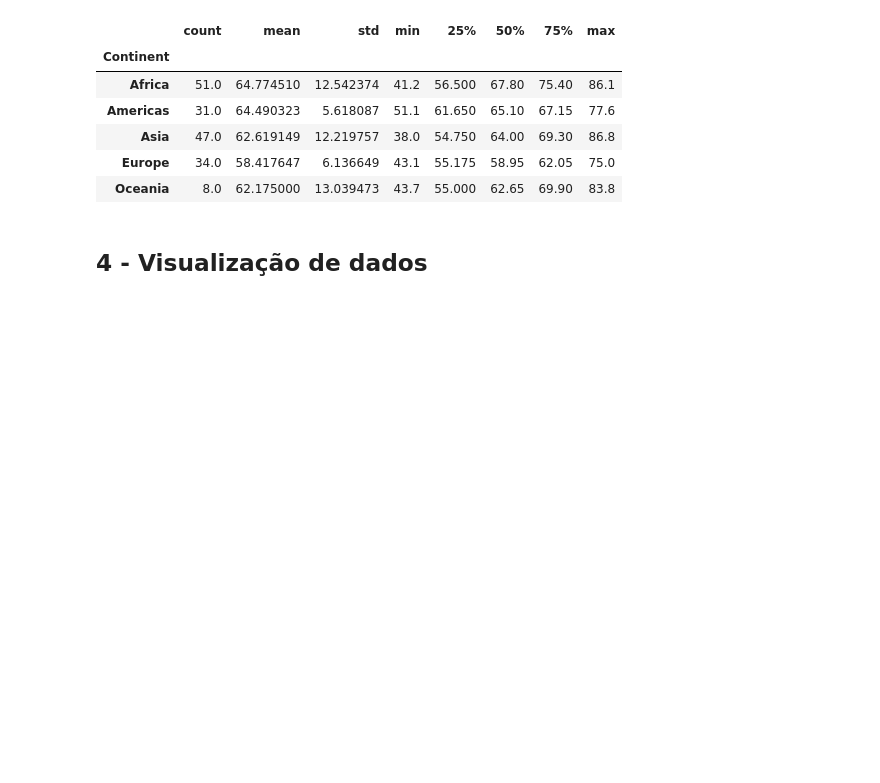
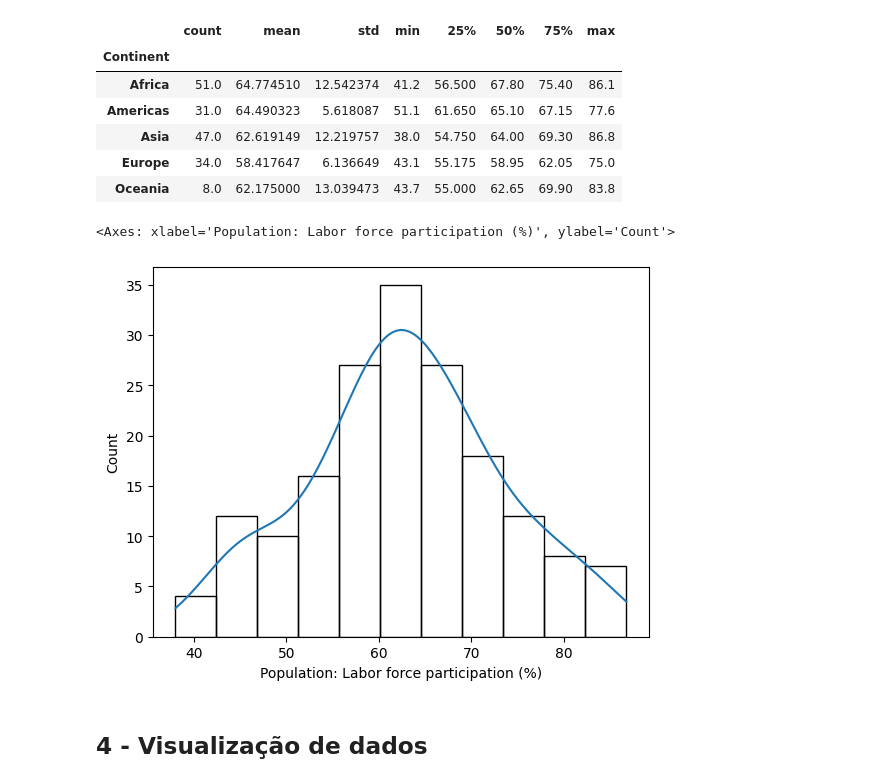
Before and after one commit to Joelson-Ferreira/SantanderCoders2023-Estatistica1, a Jupyter notebook: projeto.ipynb, the cells around one changed output. Cells and saved outputs as stored; diff of their text form; code cells hidden in the pictures; blank space fills up the shorter version.

```diff
--- a/projeto.ipynb
+++ b/projeto.ipynb
@@ -395,6 +394,12 @@ trab_desc
 | Asia | 47.0 | 62.619149 | 12.219757 | 38.0 | 54.750 | 64.00 | 69.30 | 86.8 |
 | Europe | 34.0 | 58.417647 | 6.136649 | 43.1 | 55.175 | 58.95 | 62.05 | 75.0 |
 | Oceania | 8.0 | 62.175000 | 13.039473 | 43.7 | 55.000 | 62.65 | 69.90 | 83.8 |
+# %%
+# Distribuição Força de Trabalho
+sns.histplot(data=df, x='Population: Labor force participation (%)', kde=True, alpha=0)
+# %% [output]
+<Axes: xlabel='Population: Labor force participation (%)', ylabel='Count'>
+[figure, added]
 # %% [markdown]
 ## 4 - Visualização de dados
 # %%
```
Also changed, not shown: parts of 12 cells of this notebook, 1 other file.
